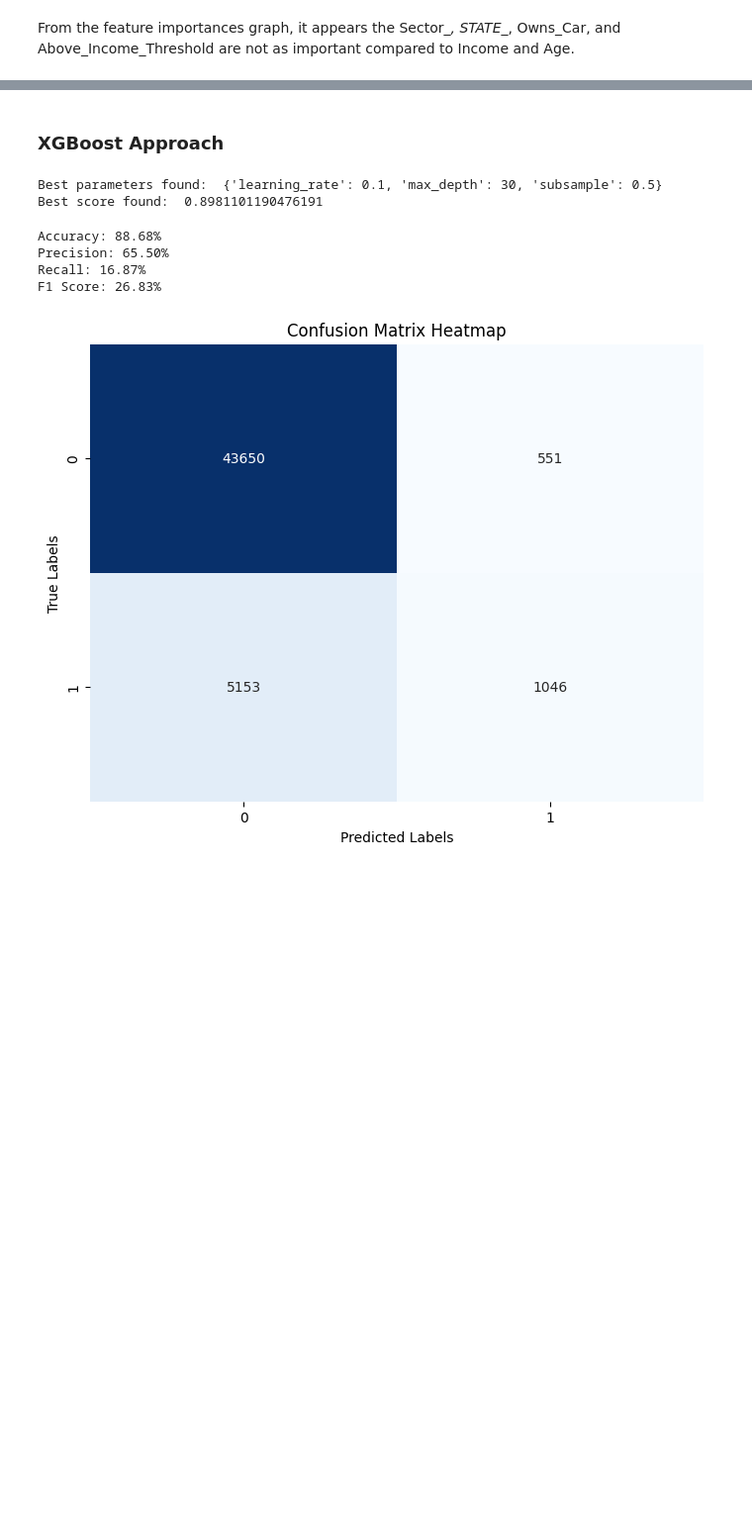
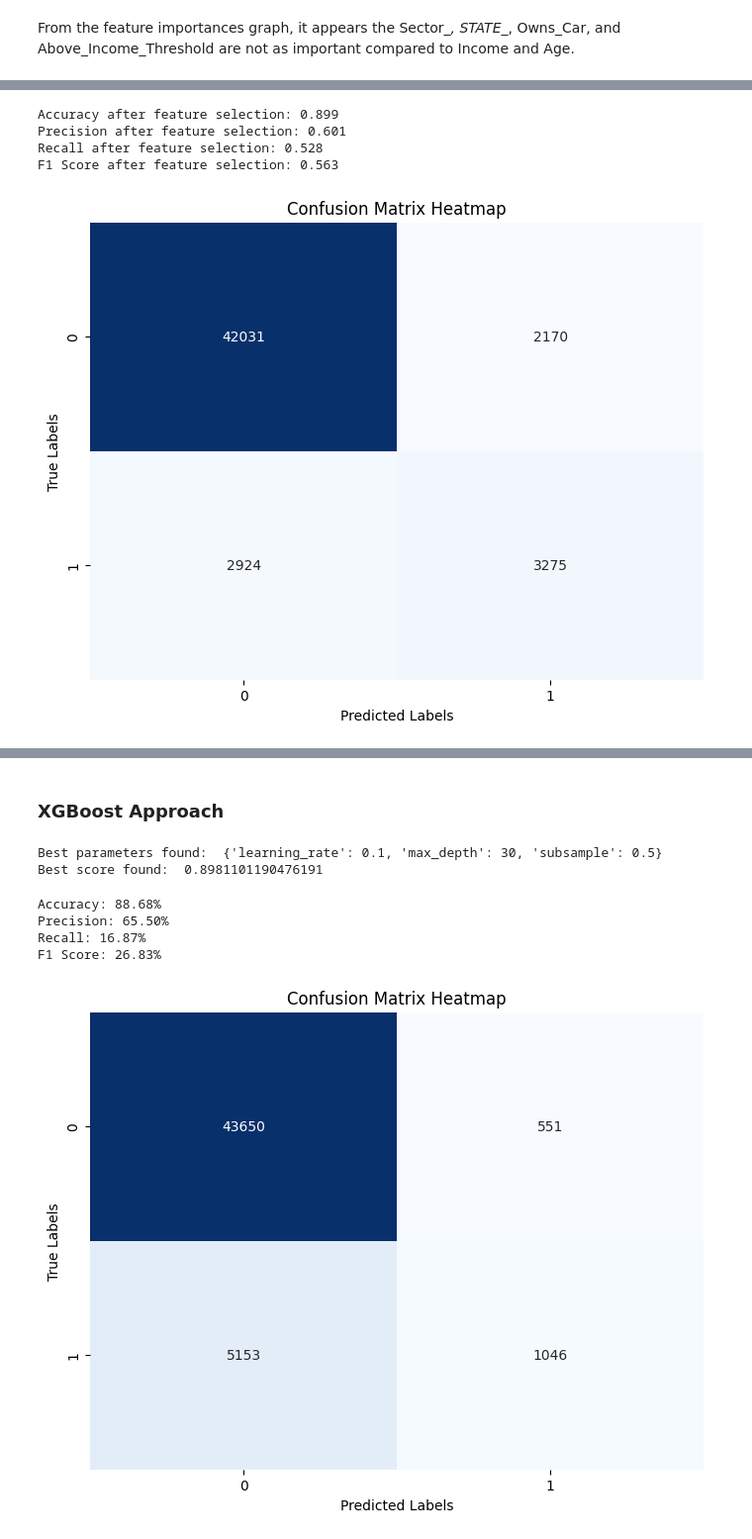
Before and after one commit to BenjaminUy/Predicting-Loan-User-Default-Risk, a Jupyter notebook: notebooks/Model_Development.ipynb, the cells around one changed output, grey strips where cells are left out. Shown at 99% size. Cells and saved outputs as stored; diff of their text form; code cells hidden in the pictures; blank space fills up the shorter version.

```diff
--- a/notebooks/Model_Development.ipynb
+++ b/notebooks/Model_Development.ipynb
@@ -138,2 +158,10 @@ plt.show()
 # %% [markdown]
 From the feature importances graph, it appears the Sector_*, STATE_*, Owns_Car, and Above_Income_Threshold are not as important compared to Income and Age.
+# %%
+# Let's select the top 10 features in importance
+N = 10
+top_n_features = importances_df[:N]['Feature']
+X_train_selected = X_train[top_n_features]
+X_test_selected = X_test[top_n_features]
+
+top_n_features
@@ -139,0 +181,27 @@ From the feature importances graph, it appears the Sector_*, STATE_*, Owns_Car,
+# %%
+# Train the base random forest model with the top_n_features
+clf_selected = RandomForestClassifier(random_state=123)
+clf_selected.fit(X_train_selected, y_train)
+y_pred_selected = clf_selected.predict(X_test_selected)
+
+# Evaulation of model after feature selection
+print(f"Accuracy after feature selection: {accuracy_score(y_test, y_pred_selected):.3f}")
+print(f"Precision after feature selection: {precision_score(y_test, y_pred_selected):.3f}")
+print(f"Recall after feature selection: {recall_score(y_test, y_pred_selected):.3f}")
+print(f"F1 Score after feature selection: {f1_score(y_test, y_pred_selected):.3f}")
+
+conf_matrix_after = confusion_matrix(y_test, y_pred_selected)
+plt.figure(figsize=(8,6))
+sns.heatmap(conf_matrix_after, annot=True, fmt='g', cmap='Blues', cbar=False,
+            xticklabels=y.unique(), yticklabels=y.unique())
+
+plt.title('Confusion Matrix Heatmap')
+plt.xlabel('Predicted Labels')
+plt.ylabel('True Labels')
+plt.show()
+# %% [output]
+Accuracy after feature selection: 0.899
+Precision after feature selection: 0.601
+Recall after feature selection: 0.528
+F1 Score after feature selection: 0.563
+[figure, added]
```
Also changed, not shown: parts of 24 cells of this notebook.
